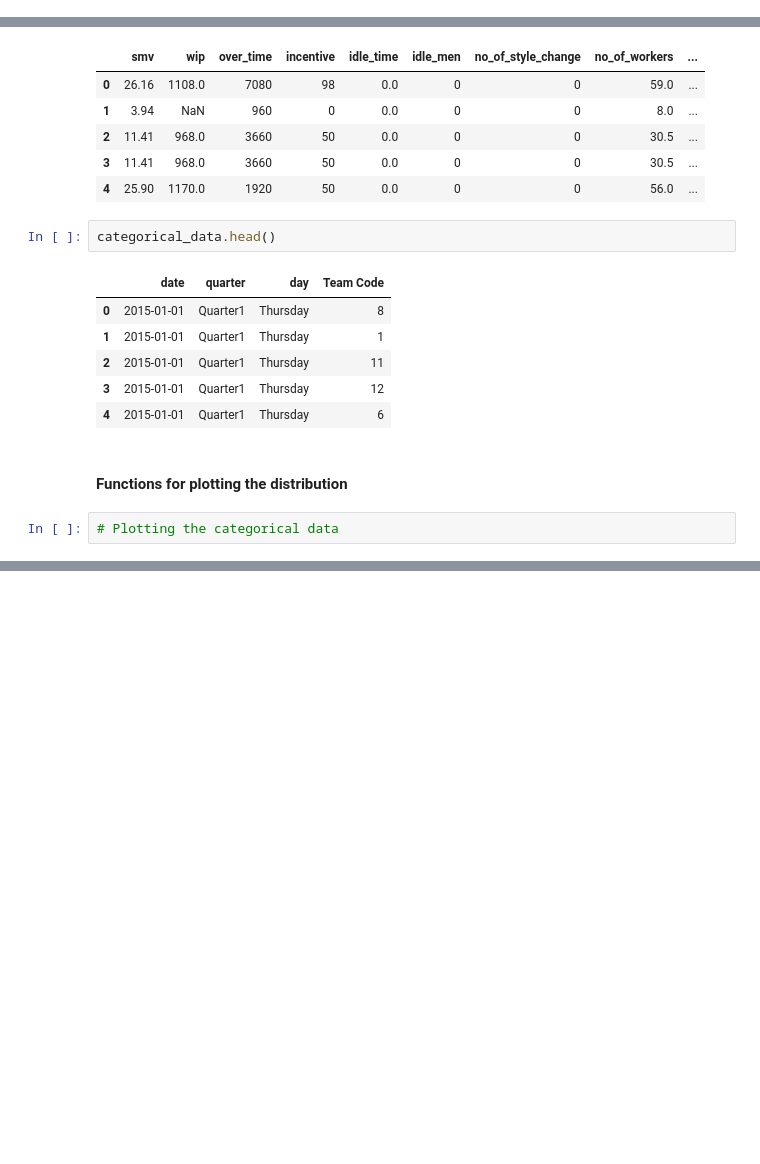
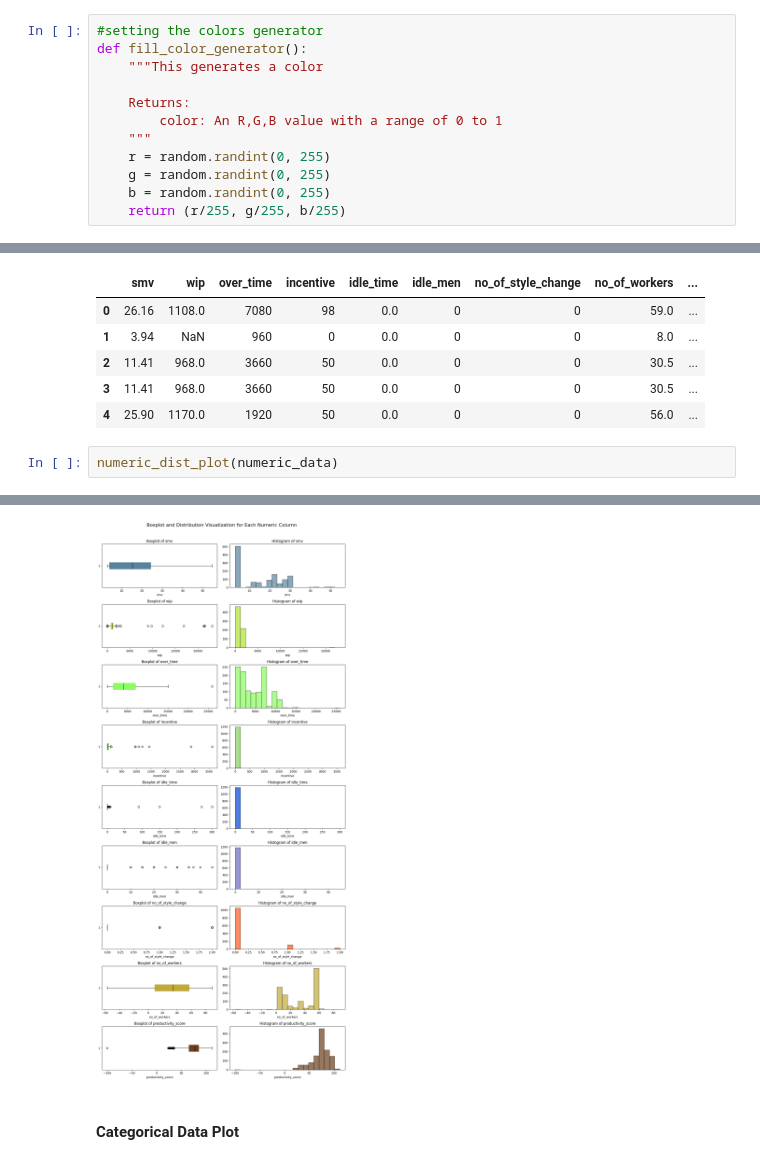
Before and after one commit to Andreas-Lukito/Productivity_Score_Prediction, a Jupyter notebook: Productivity_score_prediction.ipynb, the cells around one changed output, grey strips where cells are left out. Saved outputs shown, nothing was run; the diff lists cells and outputs as text; blank space fills up the shorter version.

Commit message:
Feat: Added data plotting functions, Fixed some bugs from the date standardization function

```diff
--- a/Productivity_score_prediction.ipynb
+++ b/Productivity_score_prediction.ipynb
@@ -312,0 +350,12 @@ Now the date time is already standadized and the dataset can be further preproce
+# %%
+#setting the colors generator
+def fill_color_generator():
+    """This generates a color
+
+    Returns:
+        color: An R,G,B value with a range of 0 to 1
+    """
+    r = random.randint(0, 255)
+    g = random.randint(0, 255)
+    b = random.randint(0, 255)
+    return (r/255, g/255, b/255)
@@ -324,16 +482,6 @@ numeric_data.head()
 | 2 | 11.41 | 968.0 | 3660 | 50 | 0.0 | 0 | 0 | 30.5 | ... |
 | 3 | 11.41 | 968.0 | 3660 | 50 | 0.0 | 0 | 0 | 30.5 | ... |
 | 4 | 25.90 | 1170.0 | 1920 | 50 | 0.0 | 0 | 0 | 56.0 | ... |
-# %%
-categorical_data.head()
-# %% [output]
-|  | date | quarter | day | Team Code |
-| 0 | 2015-01-01 | Quarter1 | Thursday | 8 |
-| 1 | 2015-01-01 | Quarter1 | Thursday | 1 |
-| 2 | 2015-01-01 | Quarter1 | Thursday | 11 |
-| 3 | 2015-01-01 | Quarter1 | Thursday | 12 |
-| 4 | 2015-01-01 | Quarter1 | Thursday | 6 |
-# %% [markdown]
-#### Functions for plotting the distribution
-# %%
-# Plotting the categorical data
+# %%
+numeric_dist_plot(numeric_data)
+# %% [output]
@@ -339,0 +489,3 @@ categorical_data.head()
+[figure, added]
+# %% [markdown]
+#### Categorical Data Plot
```
Also changed, not shown: parts of 21 cells of this notebook.
